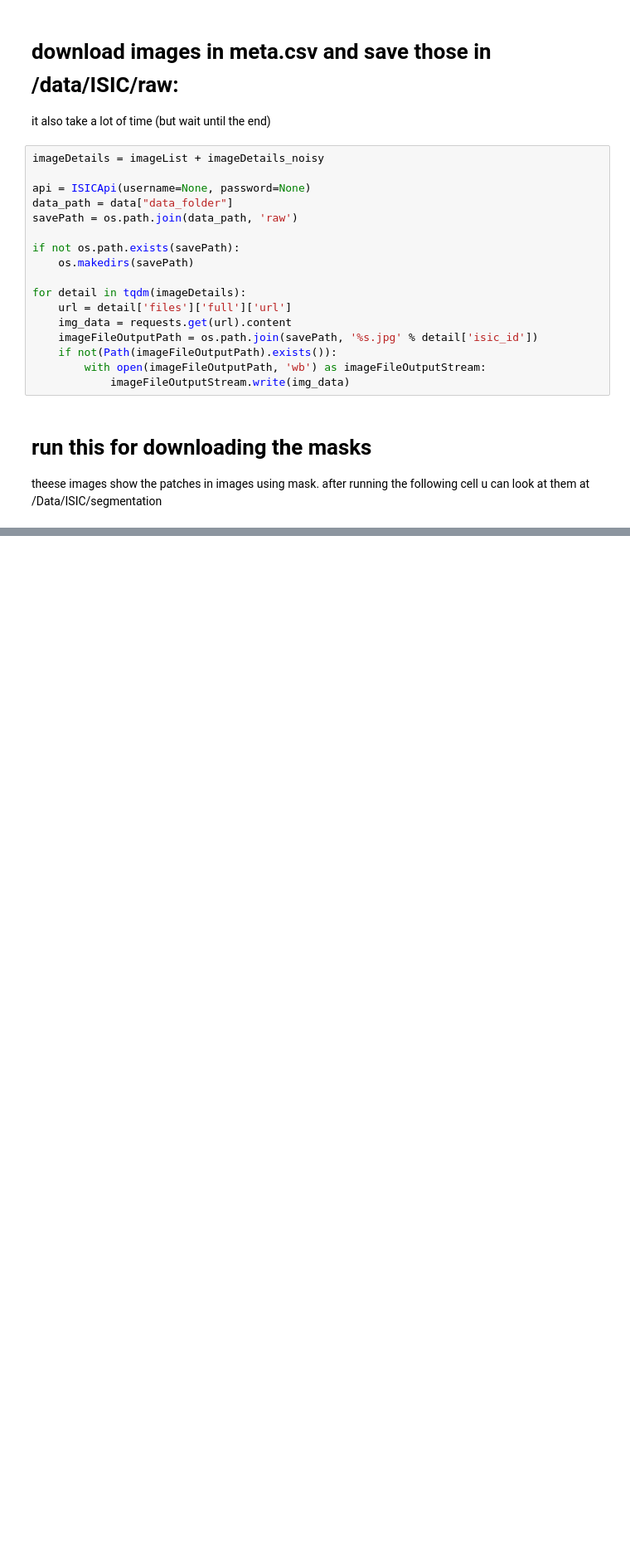
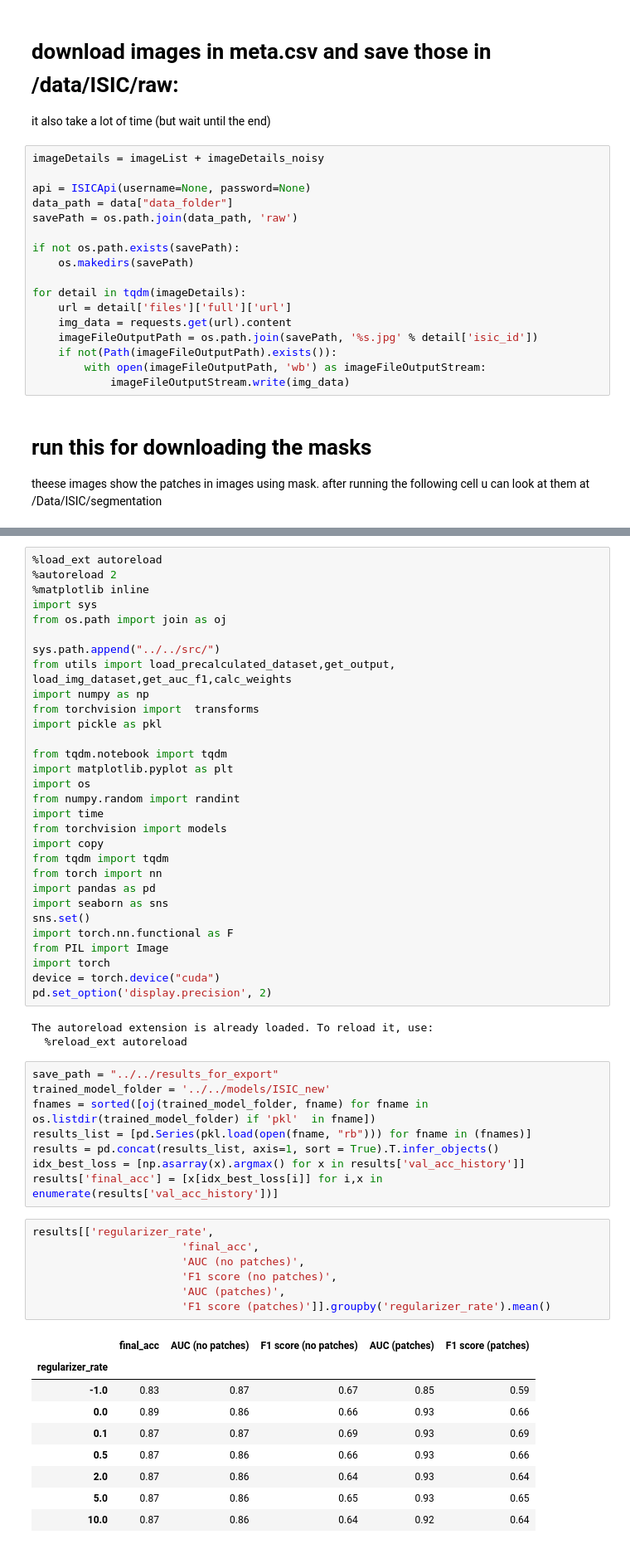
Before and after one commit to AminMirzaie/CDEP, a Jupyter notebook: isic-skin-cancer/ISIC/Run_ISIC.ipynb, the cells around one changed output, grey strips where cells are left out. Shown at 83% size. Drawn from its saved outputs; the diff is of its cells as text; blank space fills up the shorter version.

```diff
--- a/isic-skin-cancer/ISIC/Run_ISIC.ipynb
+++ b/isic-skin-cancer/ISIC/Run_ISIC.ipynb
@@ -232,0 +640,58 @@ theese images show the patches in images using mask. after running the following
+# %%
+%load_ext autoreload
+%autoreload 2
+%matplotlib inline
+import sys
+from os.path import join as oj
+
+sys.path.append("../../src/")
+from utils import load_precalculated_dataset,get_output, load_img_dataset,get_auc_f1,calc_weights
+import numpy as np
+from torchvision import  transforms
+import pickle as pkl
+
+from tqdm.notebook import tqdm
+import matplotlib.pyplot as plt
+import os
+from numpy.random import randint
+import time
+from torchvision import models
+import copy
+from tqdm import tqdm
+from torch import nn
+import pandas as pd
+import seaborn as sns
+sns.set()
+import torch.nn.functional as F
+from PIL import Image
+import torch
+device = torch.device("cuda")
+pd.set_option('display.precision', 2)
+# %% [output]
+The autoreload extension is already loaded. To reload it, use:
+  %reload_ext autoreload
+# %%
+save_path = "../../results_for_export"
+trained_model_folder = '../../models/ISIC_new'
+fnames = sorted([oj(trained_model_folder, fname) for fname in os.listdir(trained_model_folder) if 'pkl'  in fname])
+results_list = [pd.Series(pkl.load(open(fname, "rb"))) for fname in (fnames)]
+results = pd.concat(results_list, axis=1, sort = True).T.infer_objects()
+idx_best_loss = [np.asarray(x).argmax() for x in results['val_acc_history']]
+results['final_acc'] = [x[idx_best_loss[i]] for i,x in enumerate(results['val_acc_history'])]
+# %%
+results[['regularizer_rate',
+                       'final_acc',
+                       'AUC (no patches)',
+                       'F1 score (no patches)',
+                       'AUC (patches)',
+                       'F1 score (patches)']].groupby('regularizer_rate').mean()
+# %% [output]
+|  | final_acc | AUC (no patches) | F1 score (no patches) | AUC (patches) | F1 score (patches) |
+| regularizer_rate |  |  |  |  |  |
+| -1.0 | 0.83 | 0.87 | 0.67 | 0.85 | 0.59 |
+| 0.0 | 0.89 | 0.86 | 0.66 | 0.93 | 0.66 |
+| 0.1 | 0.87 | 0.87 | 0.69 | 0.93 | 0.69 |
+| 0.5 | 0.87 | 0.86 | 0.66 | 0.93 | 0.66 |
+| 2.0 | 0.87 | 0.86 | 0.64 | 0.93 | 0.64 |
+| 5.0 | 0.87 | 0.86 | 0.65 | 0.93 | 0.65 |
+| 10.0 | 0.87 | 0.86 | 0.64 | 0.92 | 0.64 |
```
Also changed, not shown: parts of 27 cells of this notebook.
